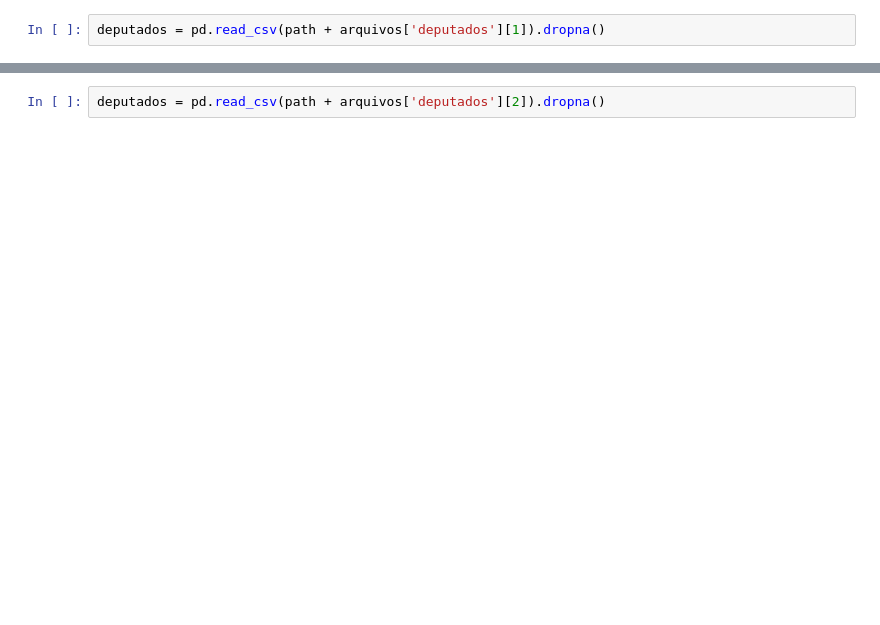
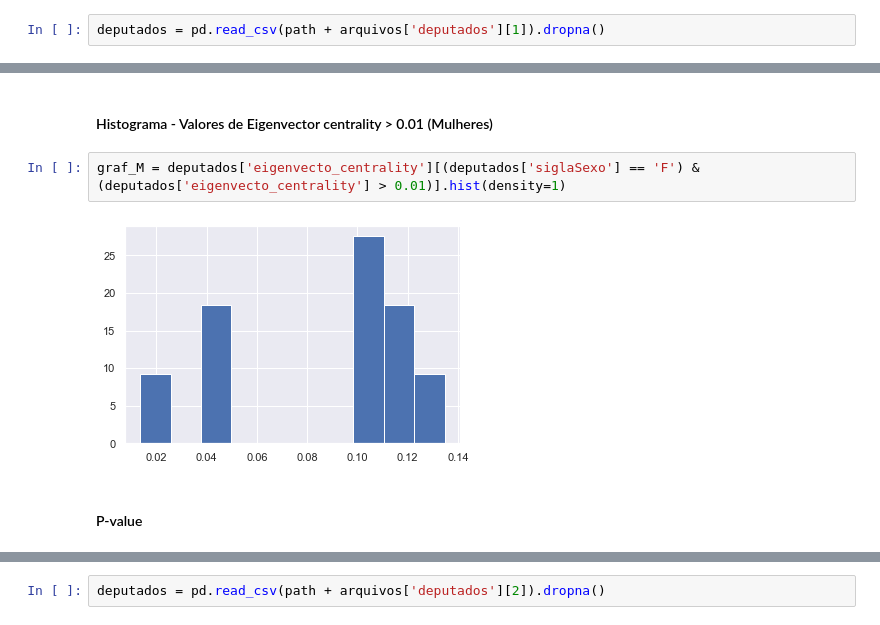
Before and after one commit to RogerPina2/P1-redesoc-2020, a Jupyter notebook: Gráficos e P-value das legislaturas.ipynb, the cells around one changed output, grey strips where cells are left out. Drawn from its saved outputs; the diff is of its cells as text; blank space fills up the shorter version.

```diff
--- a/Gráficos e P-value das legislaturas.ipynb
+++ b/Gráficos e P-value das legislaturas.ipynb
@@ -106,0 +150,8 @@ Ttest_indResult(statistic=1.531498709934274, pvalue=0.12623287005608982)
+# %% [markdown]
+#### Histograma - Valores de Eigenvector centrality > 0.01 (Mulheres)
+# %%
+graf_M = deputados['eigenvecto_centrality'][(deputados['siglaSexo'] == 'F') & (deputados['eigenvecto_centrality'] > 0.01)].hist(density=1)
+# %% [output]
+[figure, added]
+# %% [markdown]
+#### P-value
```
Also changed, not shown: parts of 55 cells of this notebook.
